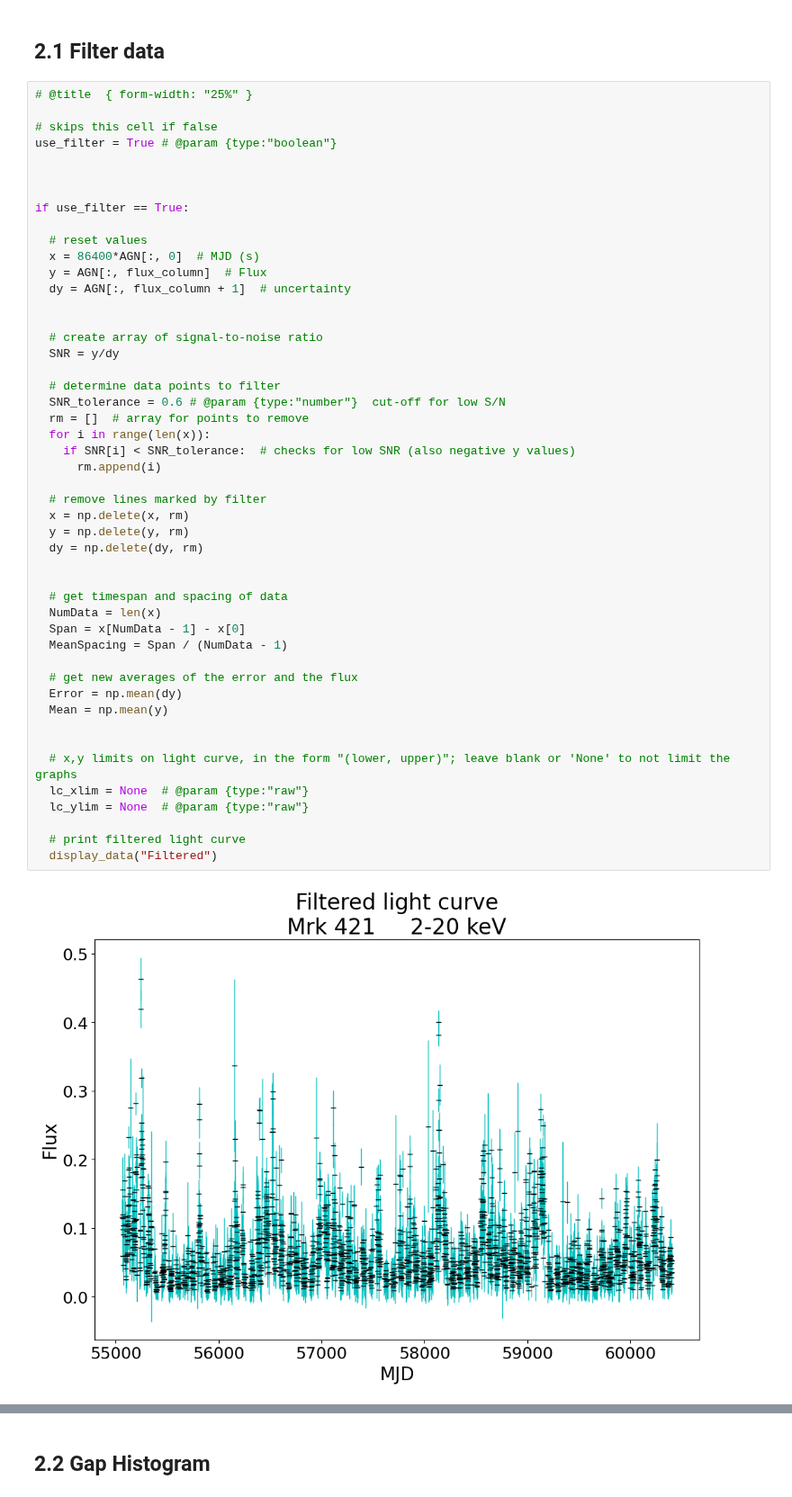
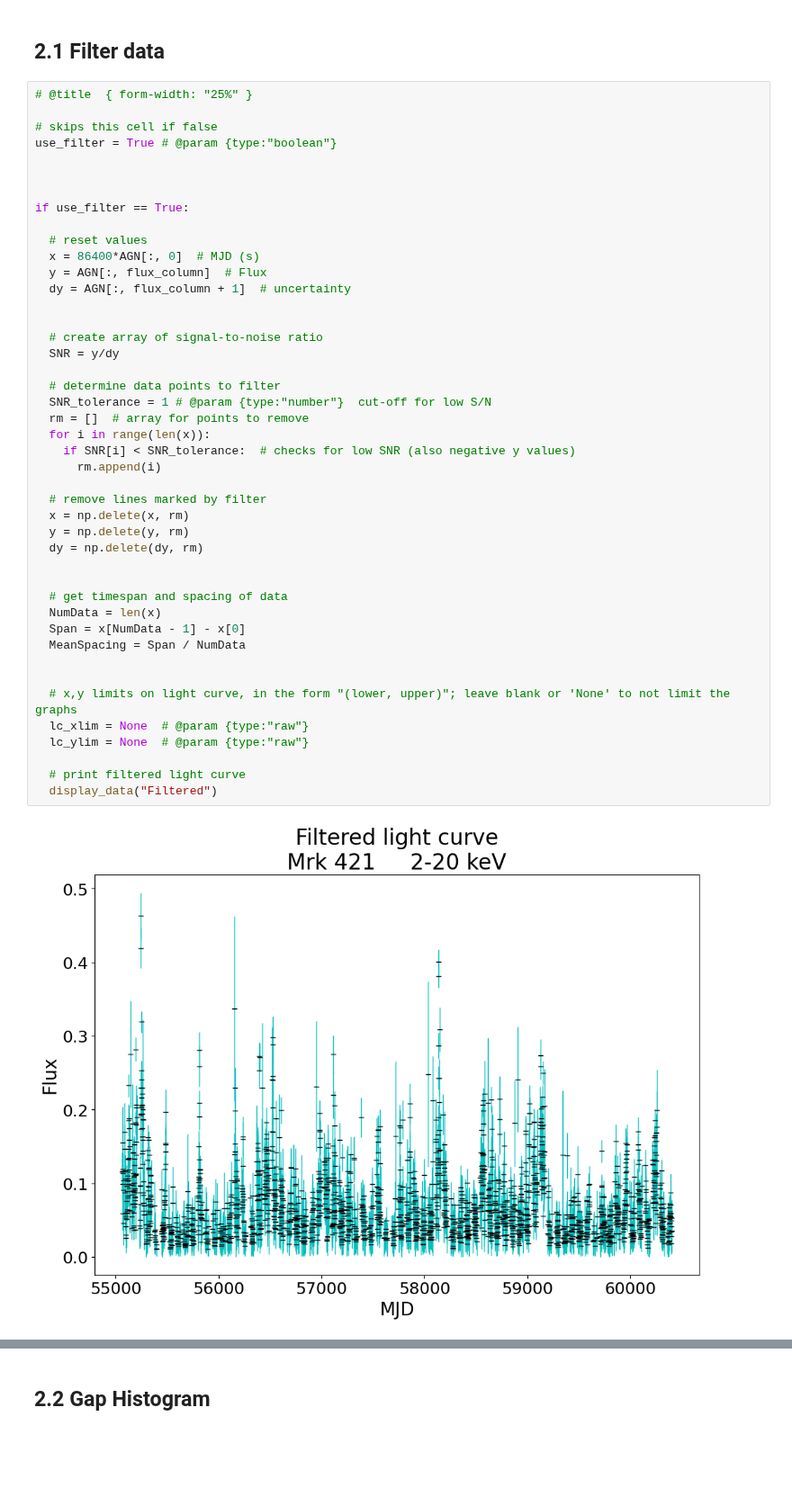
Before and after one commit to Beauremontt/AGN-Flux-Timing-Analysis, a Jupyter notebook: AGNFluxTimingAnalysis.ipynb, the cells around one changed output, grey strips where cells are left out. Shown at 90% size. Cells and saved outputs as stored; diff of their text form; blank space fills up the shorter version.

```diff
--- a/AGNFluxTimingAnalysis.ipynb
+++ b/AGNFluxTimingAnalysis.ipynb
@@ -135,37 +131,33 @@ if use_filter == True:
   dy = AGN[:, flux_column + 1]  # uncertainty
 
 
   # create array of signal-to-noise ratio
   SNR = y/dy
 
   # determine data points to filter
-  SNR_tolerance = 0.6 # @param {type:"number"}  cut-off for low S/N
+  SNR_tolerance = 1 # @param {type:"number"}  cut-off for low S/N
   rm = []  # array for points to remove
   for i in range(len(x)):
     if SNR[i] < SNR_tolerance:  # checks for low SNR (also negative y values)
       rm.append(i)
 
   # remove lines marked by filter
   x = np.delete(x, rm)
   y = np.delete(y, rm)
   dy = np.delete(dy, rm)
 
 
   # get timespan and spacing of data
   NumData = len(x)
   Span = x[NumData - 1] - x[0]
-  MeanSpacing = Span / (NumData - 1)
-
-  # get new averages of the error and the flux
-  Error = np.mean(dy)
-  Mean = np.mean(y)
+  MeanSpacing = Span / NumData
 
 
   # x,y limits on light curve, in the form "(lower, upper)"; leave blank or 'None' to not limit the graphs
   lc_xlim = None  # @param {type:"raw"}
   lc_ylim = None  # @param {type:"raw"}
 
   # print filtered light curve
   display_data("Filtered")
 # %% [output]
-[figure, old version]
+[figure, new version]
```
Also changed, not shown: parts of 15 cells of this notebook.
